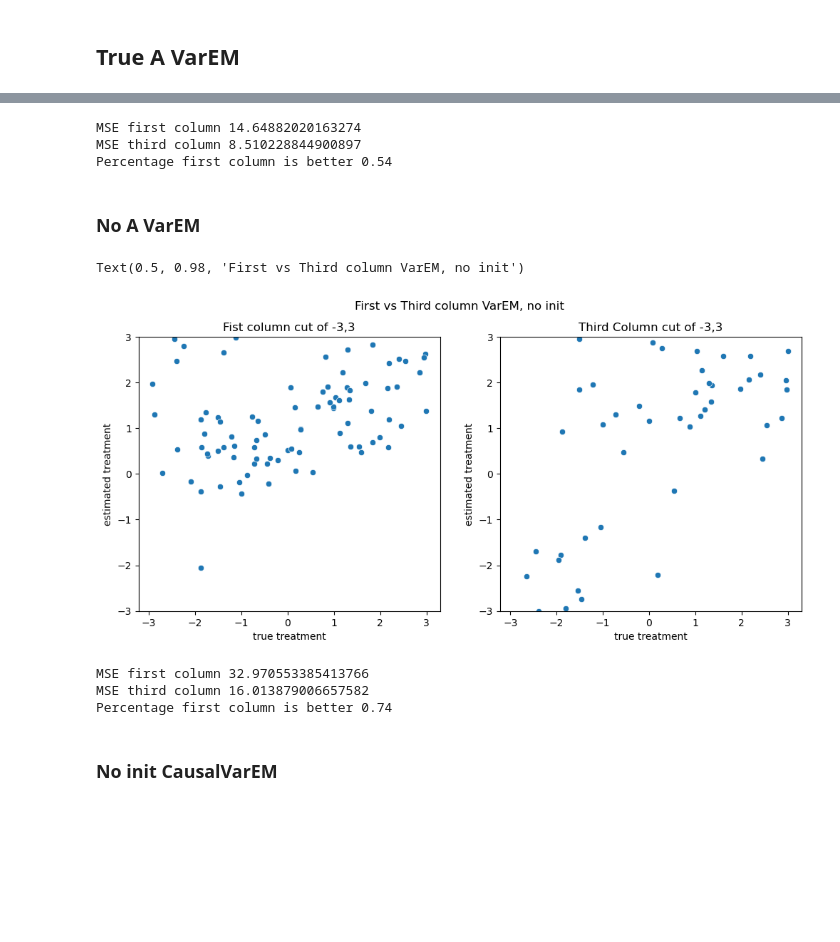
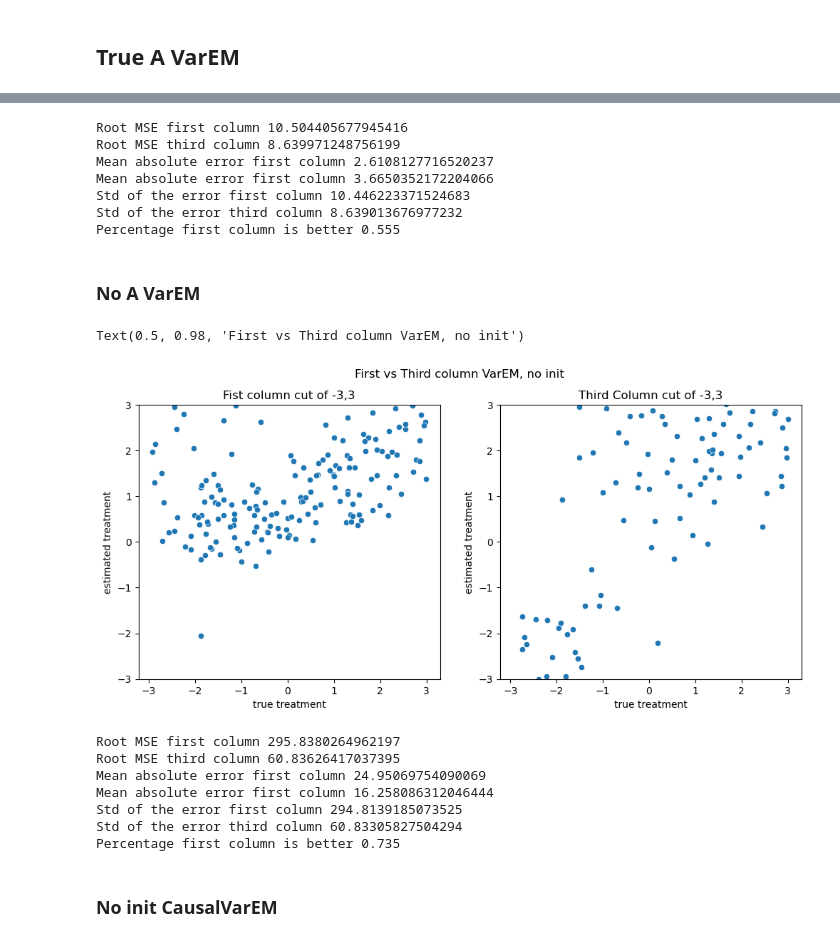
Before and after one commit to malo4300/ICA_IV, a Jupyter notebook: first_vs_third_column.ipynb, the cells around one changed output, grey strips where cells are left out. Cells and saved outputs as stored; diff of their text form; code cells hidden in the pictures; blank space fills up the shorter version.

```diff
--- a/first_vs_third_column.ipynb
+++ b/first_vs_third_column.ipynb
@@ -83,12 +81,23 @@ Text(0.5, 0.98, 'First vs Third column VarEM, true A init')
 # %%
-# mse
-print("MSE first column", np.sqrt(mse(df.true_treatment, df.est_treatment_first)))
-print("MSE third column", np.sqrt(mse(df.true_treatment, df.est_treatment_third)))
+# root mse
+print("Root MSE first column", np.sqrt(mse(df.true_treatment, df.est_treatment_first)))
+print("Root MSE third column", np.sqrt(mse(df.true_treatment, df.est_treatment_third)))
+# mean absolute error
+print("Mean absolute error first column", np.mean(np.abs(df.true_treatment -df.est_treatment_first)))
+print("Mean absolute error first column", np.mean(np.abs(df.true_treatment -df.est_treatment_third)))
+# std of the error
+print("Std of the error first column", np.std(df.true_treatment -df.est_treatment_first))
+print("Std of the error third column", np.std(df.true_treatment -df.est_treatment_third))
+
 print("Percentage first column is better", percentage_first_column_is_better(df.true_treatment, df.est_treatment_first,df.est_treatment_third))
 # %% [output]
-MSE first column 14.64882020163274
-MSE third column 8.510228844900897
-Percentage first column is better 0.54
+Root MSE first column 10.504405677945416
+Root MSE third column 8.639971248756199
+Mean absolute error first column 2.6108127716520237
+Mean absolute error first column 3.6650352172204066
+Std of the error first column 10.446223371524683
+Std of the error third column 8.639013676977232
+Percentage first column is better 0.555
 # %% [markdown]
 ### No A VarEM
 # %%
@@ -116,32 +124,42 @@ df = pd.DataFrame(
 # %%
-df = pd.read_csv("results/first_vs_third_VarEM_no_A.csv")
+df = pd.read_csv("results/first_vs_third_VarEM_no_A_200.csv")
 fig, ax = plt.subplots(1,2, figsize = (12,5))
 sns.scatterplot(x = "true_treatment", y = "est_treatment_first", data = df,ax = ax[0])
 ax[0].set_title("Fist column cut of -3,3")
 
 ax[0].set_ylabel("estimated treatment")
 ax[0].set_xlabel("true treatment")
 ax[0].set_ylim(-3,3)
 
 sns.scatterplot(x = "true_treatment", y = "est_treatment_third", data = df,ax = ax[1])
 ax[1].set_title("Third Column cut of -3,3")
 ax[1].set_ylabel("estimated treatment")
 ax[1].set_ylim(-3,3)
 
 ax[1].set_xlabel("true treatment")
 fig.suptitle("First vs Third column VarEM, no init")
 # %% [output]
 Text(0.5, 0.98, 'First vs Third column VarEM, no init')
-[figure, old version]
+[figure, new version]
 # %%
-# mse
-print("MSE first column", np.sqrt(mse(df.true_treatment, df.est_treatment_first)))
-print("MSE third column", np.sqrt(mse(df.true_treatment, df.est_treatment_third)))
+# root mse
+print("Root MSE first column", np.sqrt(mse(df.true_treatment, df.est_treatment_first)))
+print("Root MSE third column", np.sqrt(mse(df.true_treatment, df.est_treatment_third)))
+# mean absolute error
+print("Mean absolute error first column", np.mean(np.abs(df.true_treatment -df.est_treatment_first)))
+print("Mean absolute error first column", np.mean(np.abs(df.true_treatment -df.est_treatment_third)))
+# std of the error
+print("Std of the error first column", np.std(df.true_treatment -df.est_treatment_first))
+print("Std of the error third column", np.std(df.true_treatment -df.est_treatment_third))
 print("Percentage first column is better", percentage_first_column_is_better(df.true_treatment, df.est_treatment_first,df.est_treatment_third))
 # %% [output]
-MSE first column 32.970553385413766
-MSE third column 16.013879006657582
-Percentage first column is better 0.74
+Root MSE first column 295.8380264962197
+Root MSE third column 60.83626417037395
+Mean absolute error first column 24.95069754090069
+Mean absolute error first column 16.258086312046444
+Std of the error first column 294.8139185073525
+Std of the error third column 60.83305827504294
+Percentage first column is better 0.735
 # %% [markdown]
 ### No init CausalVarEM
 # %%
```
Also changed, not shown: parts of 8 cells of this notebook.
